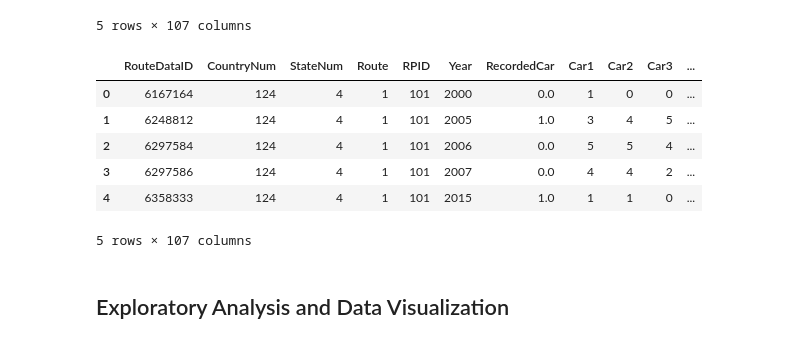
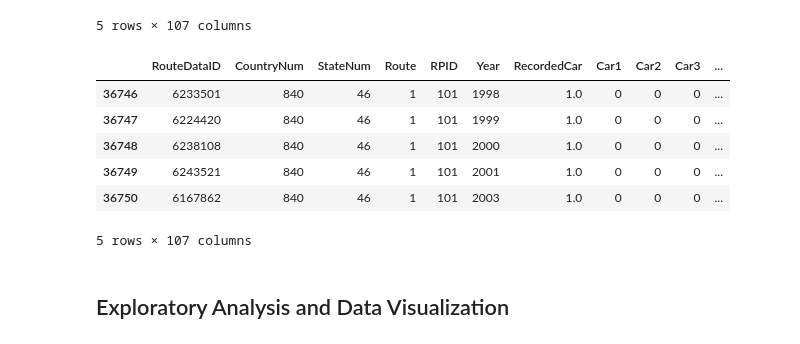
Before and after one commit to Calvin-Davis/CMSC320-FinalProject-Birds, a Jupyter notebook: Code/submission.ipynb, the cells around one changed output. Drawn from its saved outputs; the diff is of its cells as text; code cells hidden in the pictures.

```diff
--- a/Code/submission.ipynb
+++ b/Code/submission.ipynb
@@ -133,16 +133,20 @@ vehicles.head(5)
 # %%
 # get rid of anything that's not certain (NaNs in RecordedCards or 0s in RecordedCar)
 # the .drop() is an alternative to vehciles = vehicles[vehicles['RecordedCar' == 1]] and allows us to do this
 # removal in one line
 vehicles = vehicles.fillna(0).drop(vehicles[vehicles['RecordedCar'] == 0].index)
+
+# also get rid of things that aren't Maryland (statenum = 46, countrynum = 840)
+vehicles = vehicles[(vehicles['StateNum'] == 46) & (vehicles['CountryNum'] == 840)]
+vehicles = vehicles.groupby(['Route', 'RPID', 'Year'])
 vehicles.head(5)
 # %% [output]
 |  | RouteDataID | CountryNum | StateNum | Route | RPID | Year | RecordedCar | Car1 | Car2 | Car3 | ... |
-| 0 | 6167164 | 124 | 4 | 1 | 101 | 2000 | 0.0 | 1 | 0 | 0 | ... |
-| 1 | 6248812 | 124 | 4 | 1 | 101 | 2005 | 1.0 | 3 | 4 | 5 | ... |
-| 2 | 6297584 | 124 | 4 | 1 | 101 | 2006 | 0.0 | 5 | 5 | 4 | ... |
-| 3 | 6297586 | 124 | 4 | 1 | 101 | 2007 | 0.0 | 4 | 4 | 2 | ... |
-| 4 | 6358333 | 124 | 4 | 1 | 101 | 2015 | 1.0 | 1 | 1 | 0 | ... |
+| 36746 | 6233501 | 840 | 46 | 1 | 101 | 1998 | 1.0 | 0 | 0 | 0 | ... |
+| 36747 | 6224420 | 840 | 46 | 1 | 101 | 1999 | 1.0 | 0 | 0 | 0 | ... |
+| 36748 | 6238108 | 840 | 46 | 1 | 101 | 2000 | 1.0 | 0 | 0 | 0 | ... |
+| 36749 | 6243521 | 840 | 46 | 1 | 101 | 2001 | 1.0 | 0 | 0 | 0 | ... |
+| 36750 | 6167862 | 840 | 46 | 1 | 101 | 2003 | 1.0 | 0 | 0 | 0 | ... |
 5 rows × 107 columns
 # %% [markdown]
 ## Exploratory Analysis and Data Visualization
```
Also changed, not shown: parts of 4 cells of this notebook.
